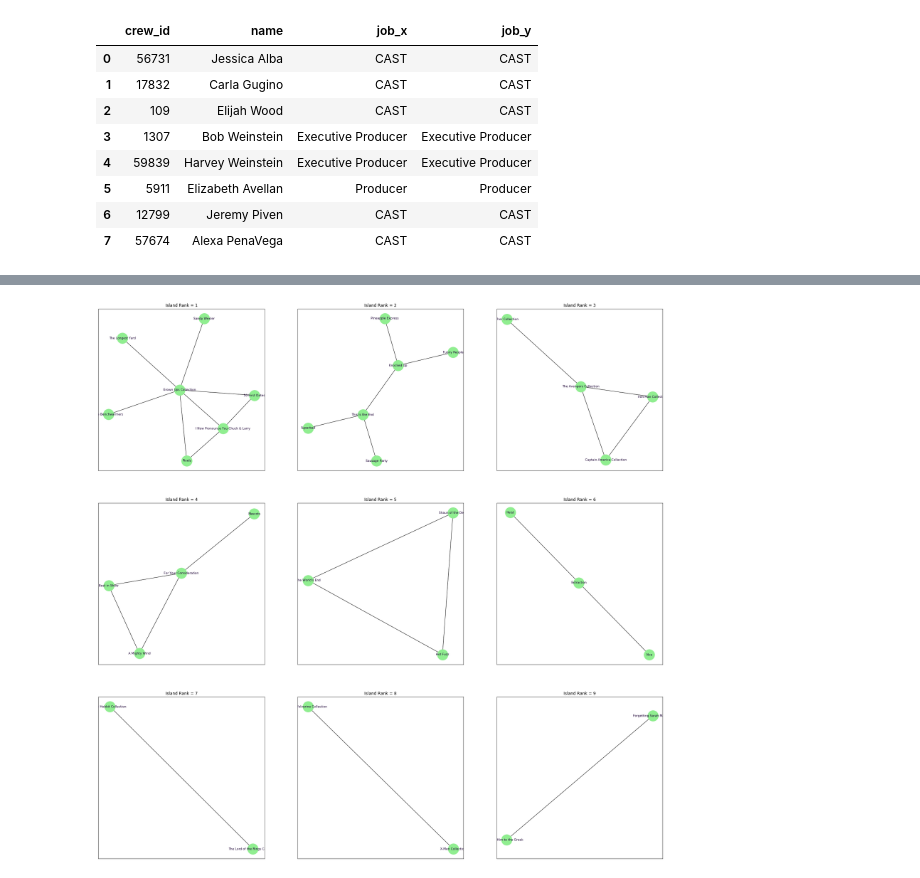
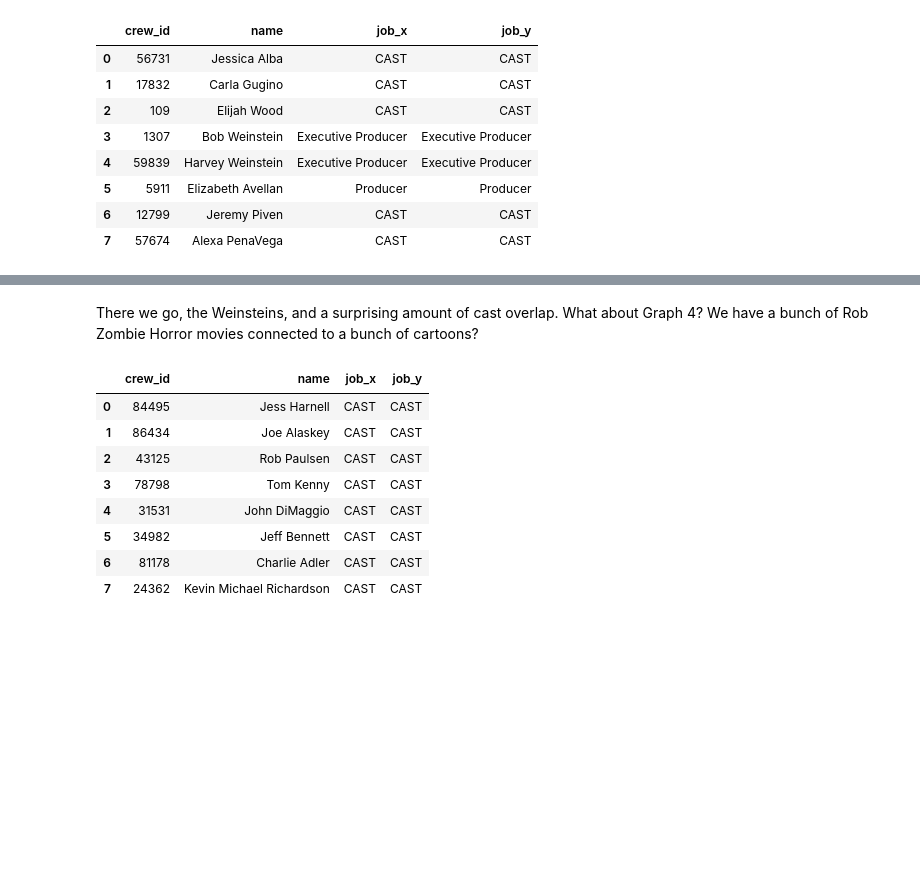
Before and after one commit to stevenell/data620, a Jupyter notebook: project_2.ipynb, the cells around one changed output, grey strips where cells are left out. Cells and saved outputs as stored; diff of their text form; code cells hidden in the pictures; blank space fills up the shorter version.

```diff
--- a/project_2.ipynb
+++ b/project_2.ipynb
@@ -349,4 +339,14 @@ movie_connections('Despicable Me Collection','Toy Story Collection')
-# %%
-draw_islands(subgraph_dict[7])
-# %% [output]
-[figure, removed]
+# %% [markdown]
+There we go, the Weinsteins, and a surprising amount of cast overlap.  What about Graph 4?  We have a bunch of Rob Zombie Horror movies connected to a bunch of cartoons?
+# %%
+movie_connections('The Haunted World of El Superbeasto','Tom and Jerry Collection')
+# %% [output]
+|  | crew_id | name | job_x | job_y |
+| 0 | 84495 | Jess Harnell | CAST | CAST |
+| 1 | 86434 | Joe Alaskey | CAST | CAST |
+| 2 | 43125 | Rob Paulsen | CAST | CAST |
+| 3 | 78798 | Tom Kenny | CAST | CAST |
+| 4 | 31531 | John DiMaggio | CAST | CAST |
+| 5 | 34982 | Jeff Bennett | CAST | CAST |
+| 6 | 81178 | Charlie Adler | CAST | CAST |
+| 7 | 24362 | Kevin Michael Richardson | CAST | CAST |
```
Also changed, not shown: parts of 11 cells of this notebook, 1 other file.
